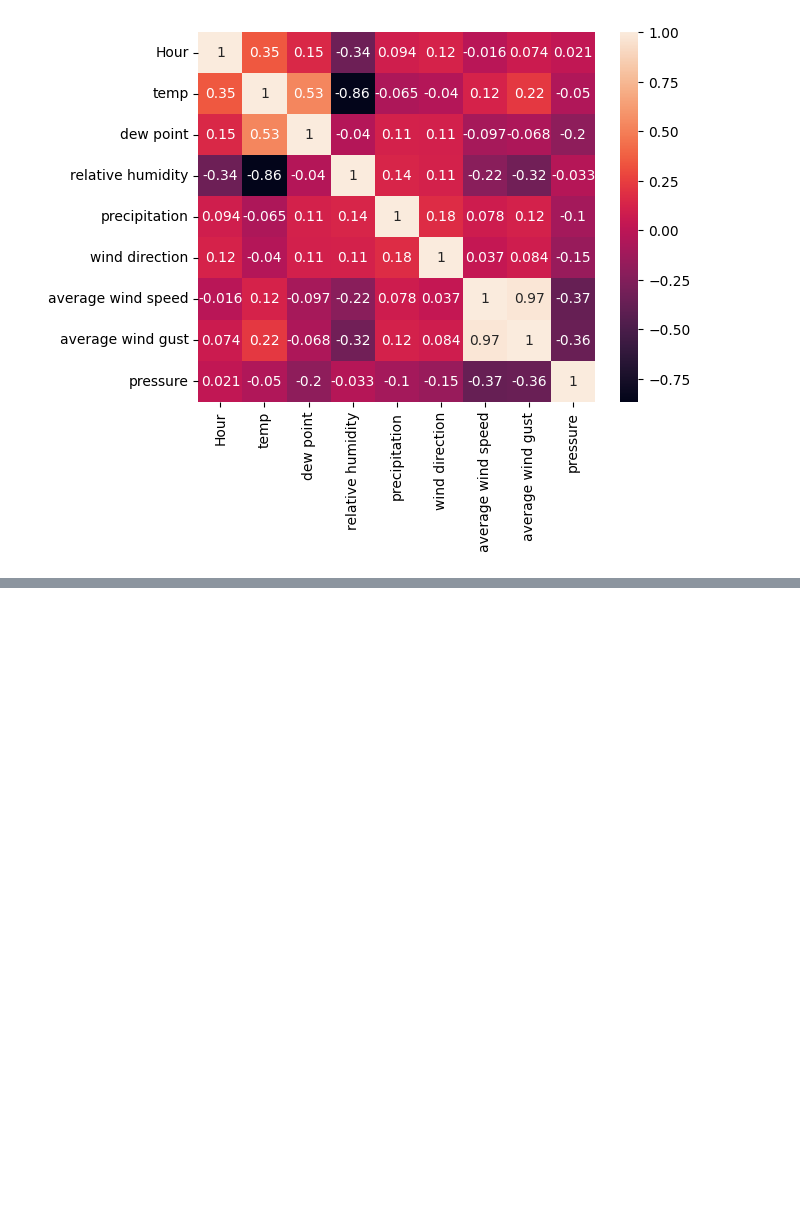
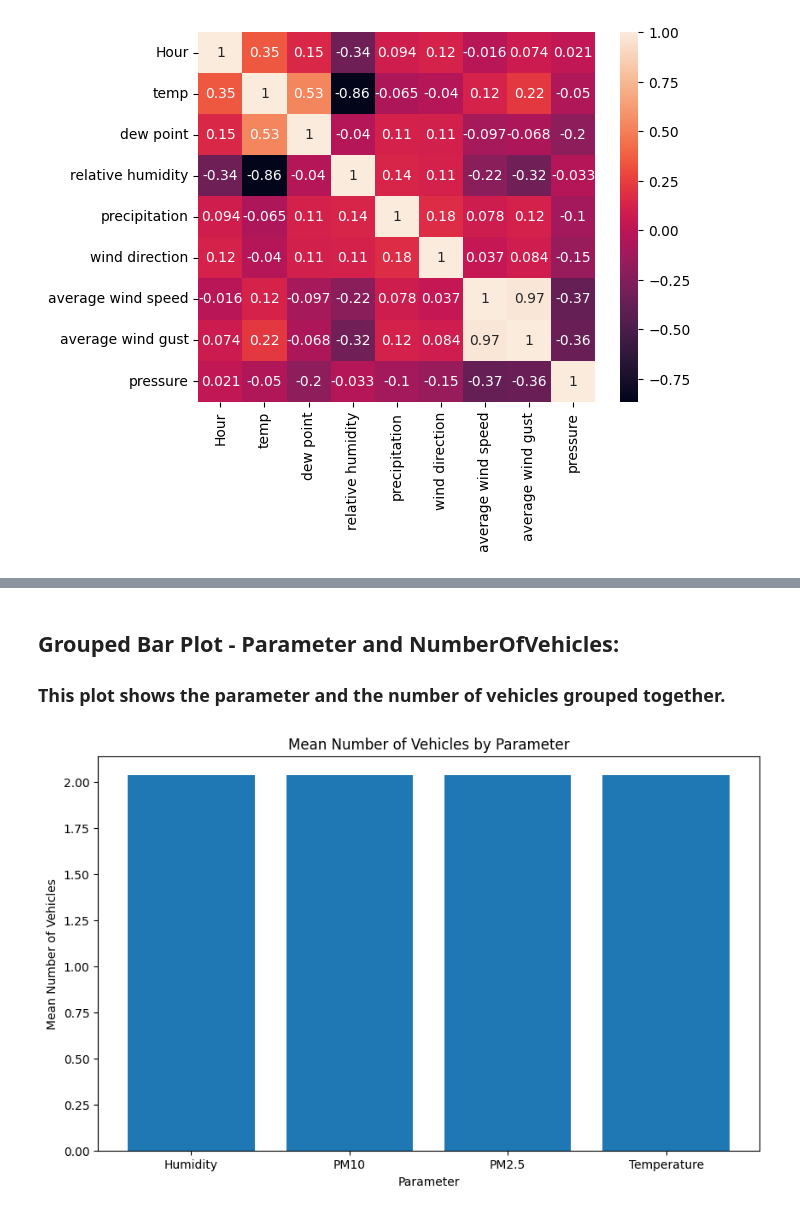
Before and after one commit to shaonsani/shaonsani-amse-template, a Jupyter notebook: project/report.ipynb, the cells around one changed output, grey strips where cells are left out. Cells and saved outputs as stored; diff of their text form; code cells hidden in the pictures; blank space fills up the shorter version.

```diff
--- a/project/report.ipynb
+++ b/project/report.ipynb
@@ -218,0 +235,16 @@ ValueError: could not convert string to float: 'u1h2fen'
+# %% [markdown]
+## Grouped Bar Plot - Parameter and NumberOfVehicles:
+### This plot shows the parameter and the number of vehicles grouped together.
+# %%
+# Grouping the data by parameter and calculating the mean of NumberOfVehicles
+grouped_data = aachen_mobilithek_data.groupby('parameter')['NumberOfVehicles'].mean().reset_index()
+
+# Plotting
+plt.figure(figsize=(10, 6))
+plt.bar(grouped_data['parameter'], grouped_data['NumberOfVehicles'])
+plt.xlabel('Parameter')
+plt.ylabel('Mean Number of Vehicles')
+plt.title('Mean Number of Vehicles by Parameter')
+plt.show()
+# %% [output]
+[figure, added]
```
Also changed, not shown: parts of 8 cells of this notebook, 3 other files.
